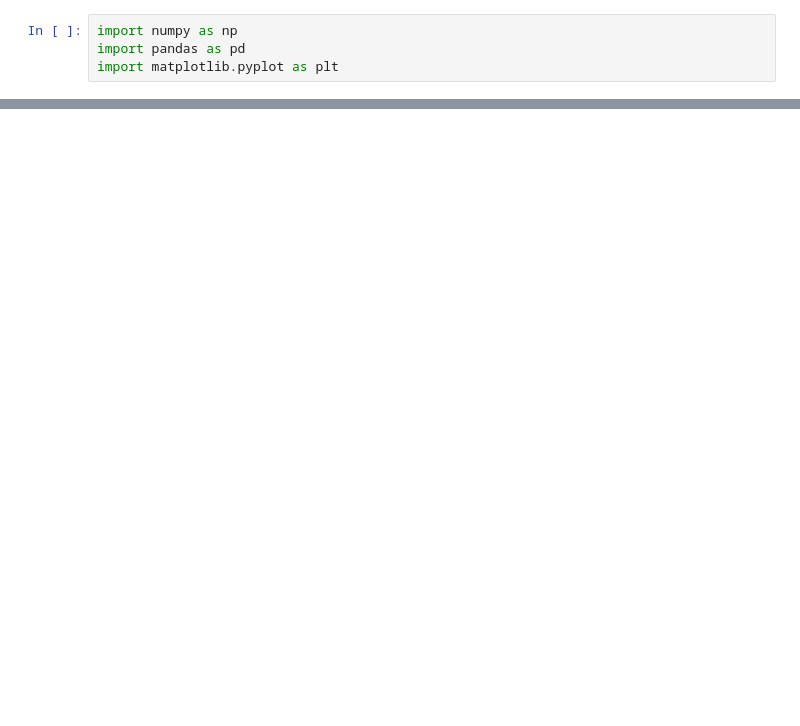
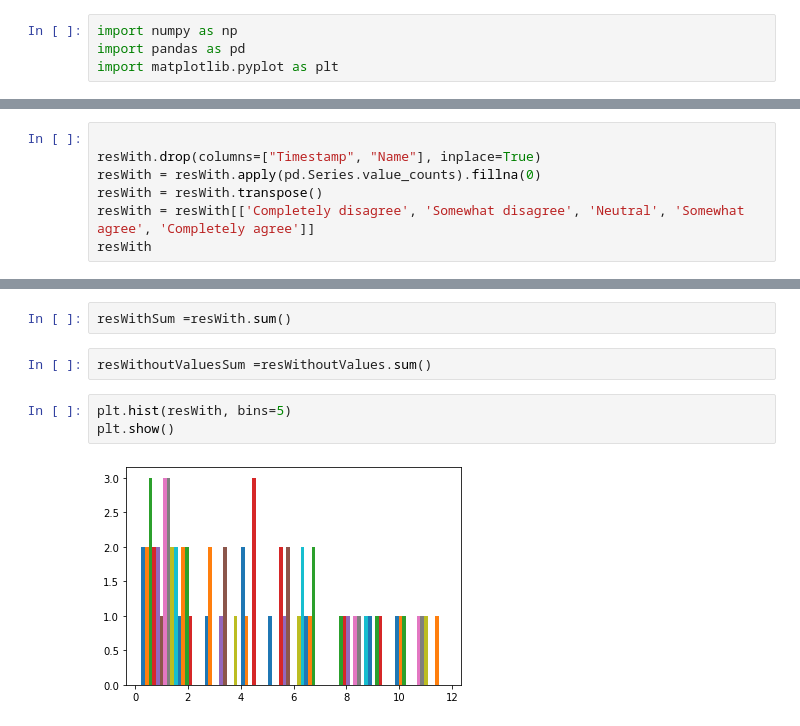
Before and after one commit to TorAP/AudioPydub, a Jupyter notebook: Experiment/eval.ipynb, the cells around one changed output, grey strips where cells are left out. Saved outputs shown, nothing was run; the diff lists cells and outputs as text; blank space fills up the shorter version.

```diff
--- a/Experiment/eval.ipynb
+++ b/Experiment/eval.ipynb
@@ -27,0 +30,7 @@ resWithout.transpose()
+# %%
+
+resWith.drop(columns=["Timestamp", "Name"], inplace=True)
+resWith = resWith.apply(pd.Series.value_counts).fillna(0)
+resWith = resWith.transpose()
+resWith = resWith[['Completely disagree', 'Somewhat disagree', 'Neutral', 'Somewhat agree', 'Completely agree']]
+resWith
@@ -27,0 +53,9 @@ resWithout.transpose()
+# %%
+resWithSum =resWith.sum()
+# %%
+resWithoutValuesSum =resWithoutValues.sum()
+# %%
+plt.hist(resWith, bins=5)
+plt.show()
+# %% [output]
+[figure, added]
```
Also changed, not shown: parts of 5 cells of this notebook.
